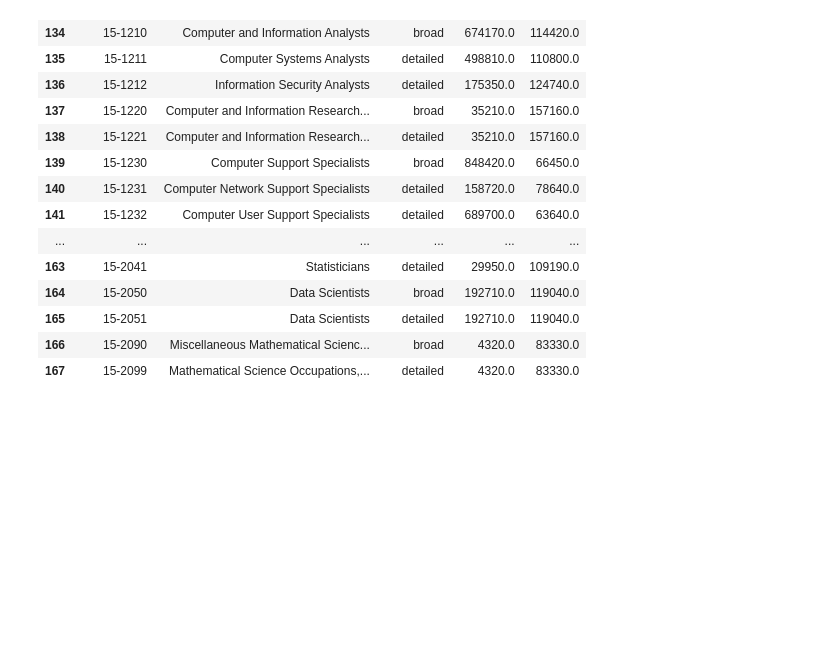
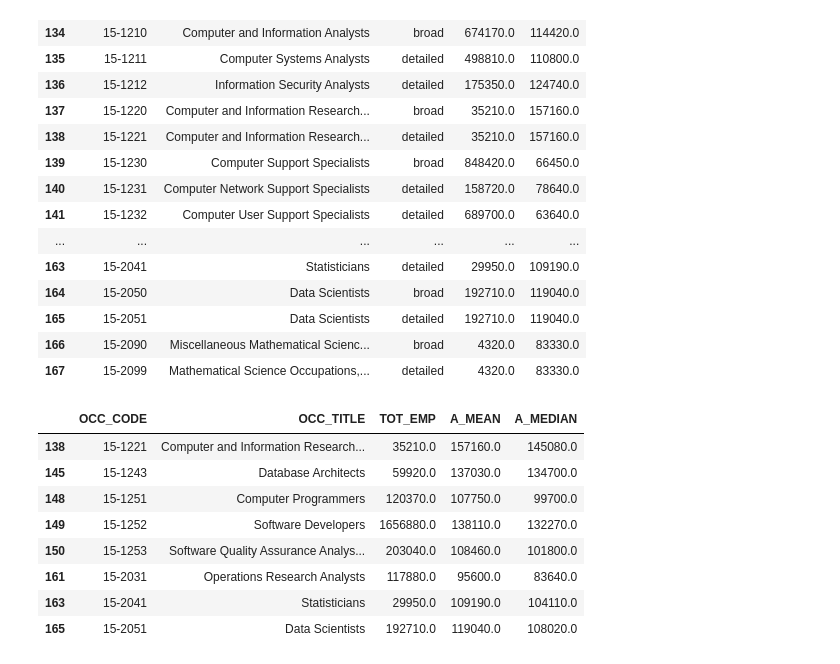
Before and after one commit to 2023357/data-vis-ca1, a Jupyter notebook: CA1_Data_Visualisation.ipynb, the cells around one changed output. Saved outputs shown, nothing was run; the diff lists cells and outputs as text; code cells hidden in the pictures; blank space fills up the shorter version.

```diff
--- a/CA1_Data_Visualisation.ipynb
+++ b/CA1_Data_Visualisation.ipynb
@@ -193,3 +193,20 @@ group15[['OCC_CODE', 'OCC_TITLE', 'O_GROUP', 'TOT_EMP', 'A_MEAN']]
 | 165 | 15-2051 | Data Scientists | detailed | 192710.0 | 119040.0 |
 | 166 | 15-2090 | Miscellaneous Mathematical Scienc... | broad | 4320.0 | 83330.0 |
 | 167 | 15-2099 | Mathematical Science Occupations,... | detailed | 4320.0 | 83330.0 |
+# %%
+# SOC codes of the occupations selected as AI-related
+ai_codes = ['15-1252', '15-2051', '15-1221','15-1251','15-1253','15-1243','15-2041','15-2031']
+
+# Keep only the AI-related occupations from the national data
+ai_national = national_df.loc[national_df['OCC_CODE'].isin(ai_codes)]
+ai_national[['OCC_CODE', 'OCC_TITLE', 'TOT_EMP', 'A_MEAN', 'A_MEDIAN']]
+# %% [output]
+|  | OCC_CODE | OCC_TITLE | TOT_EMP | A_MEAN | A_MEDIAN |
+| 138 | 15-1221 | Computer and Information Research... | 35210.0 | 157160.0 | 145080.0 |
+| 145 | 15-1243 | Database Architects | 59920.0 | 137030.0 | 134700.0 |
+| 148 | 15-1251 | Computer Programmers | 120370.0 | 107750.0 | 99700.0 |
+| 149 | 15-1252 | Software Developers | 1656880.0 | 138110.0 | 132270.0 |
+| 150 | 15-1253 | Software Quality Assurance Analys... | 203040.0 | 108460.0 | 101800.0 |
+| 161 | 15-2031 | Operations Research Analysts | 117880.0 | 95600.0 | 83640.0 |
+| 163 | 15-2041 | Statisticians | 29950.0 | 109190.0 | 104110.0 |
+| 165 | 15-2051 | Data Scientists | 192710.0 | 119040.0 | 108020.0 |
```
Also changed, not shown: parts of 1 cell of this notebook, 1 other file.
